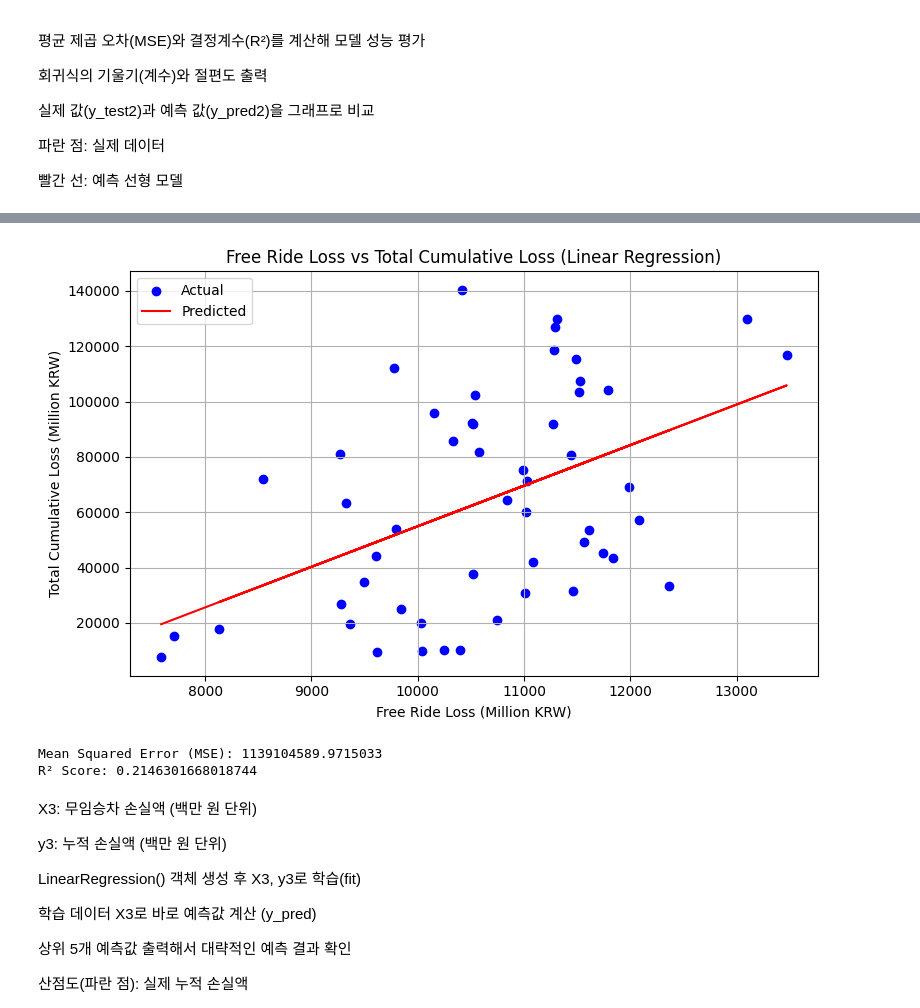
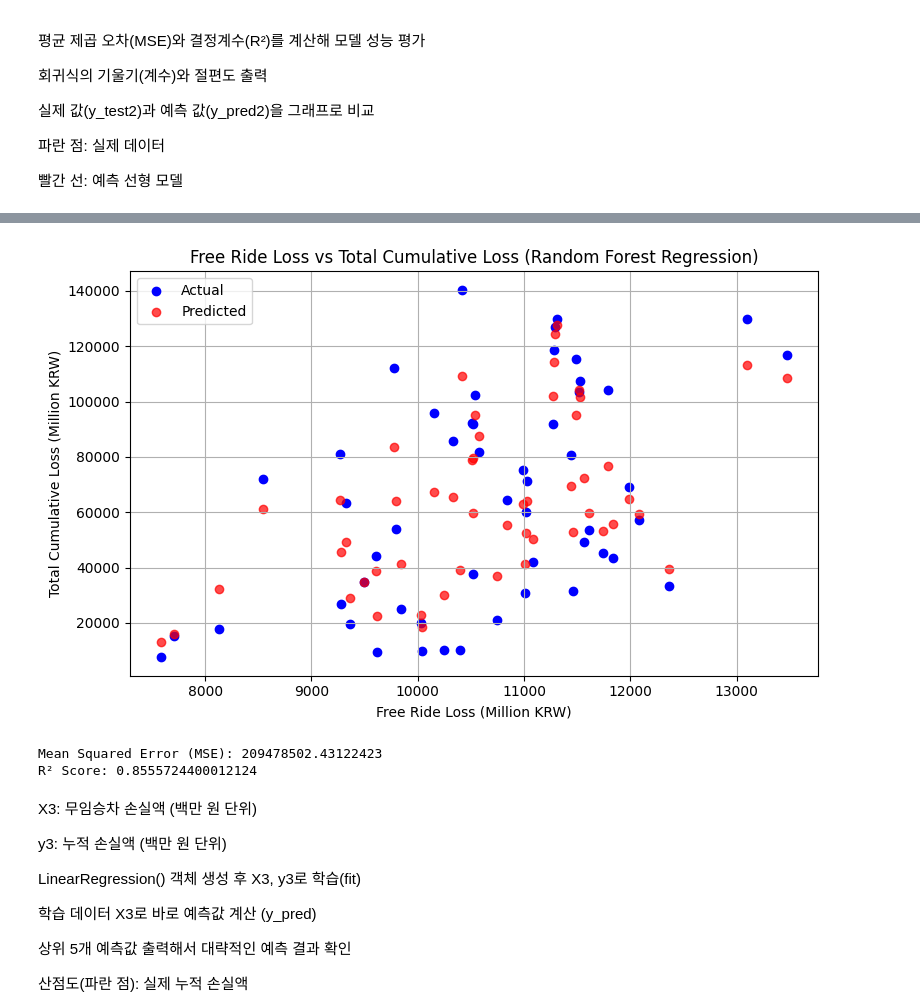
Before and after one commit to suyeonlee333333/oss2025, a Jupyter notebook: free_rider_simulator.ipynb, the cells around one changed output, grey strips where cells are left out. Cells and saved outputs as stored; diff of their text form; code cells hidden in the pictures.

```diff
--- a/free_rider_simulator.ipynb
+++ b/free_rider_simulator.ipynb
@@ -239,7 +237,7 @@ LinearRegression() 모델 생성 후 학습 데이터로 학습
 
 빨간 선: 예측 선형 모델
 # %%
-from sklearn.linear_model import LinearRegression
+from sklearn.ensemble import RandomForestRegressor
 from sklearn.metrics import mean_squared_error, r2_score
 import matplotlib.pyplot as plt
 
@@ -248,7 +246,7 @@ X3 = df[['LossFromFreeRides_MillionKRW']]     # 단위: 백만 원
 y3 = df['CumulativeLoss_MillionKRW']          # 누적 손실액
 
 # 2. 모델 생성 및 학습
-model_3 = LinearRegression()
+model_3 = RandomForestRegressor(n_estimators=100, random_state=42)
 model_3.fit(X3, y3)
 
 # 3. 예측
@@ -258,10 +256,10 @@ print("Predicted cumulative loss:", y_pred[:5])  # 상위 5개 예측값만 출
 # 4. 시각화
 plt.figure(figsize=(8, 5))
 plt.scatter(X3, y3, label='Actual', color='blue')
-plt.plot(X3, y_pred, label='Predicted', color='red')
+plt.scatter(X3, y_pred, label='Predicted', color='red', alpha=0.7)
 plt.xlabel('Free Ride Loss (Million KRW)')
 plt.ylabel('Total Cumulative Loss (Million KRW)')
-plt.title('Free Ride Loss vs Total Cumulative Loss (Linear Regression)')
+plt.title('Free Ride Loss vs Total Cumulative Loss (Random Forest Regression)')
 plt.legend()
 plt.grid(True)
 plt.tight_layout()
@@ -279,6 +276,6 @@ Predicted cumulative loss: [19563.78072859 21332.25156194 52601.27269232 47564.1
-[figure, old version]
+[figure, new version]
-Mean Squared Error (MSE): 1139104589.9715033
-R² Score: 0.2146301668018744
+Mean Squared Error (MSE): 209478502.43122423
+R² Score: 0.8555724400012124
 # %% [markdown]
 
 X3: 무임승차 손실액 (백만 원 단위)
```
Also changed, not shown: parts of 6 cells of this notebook.
